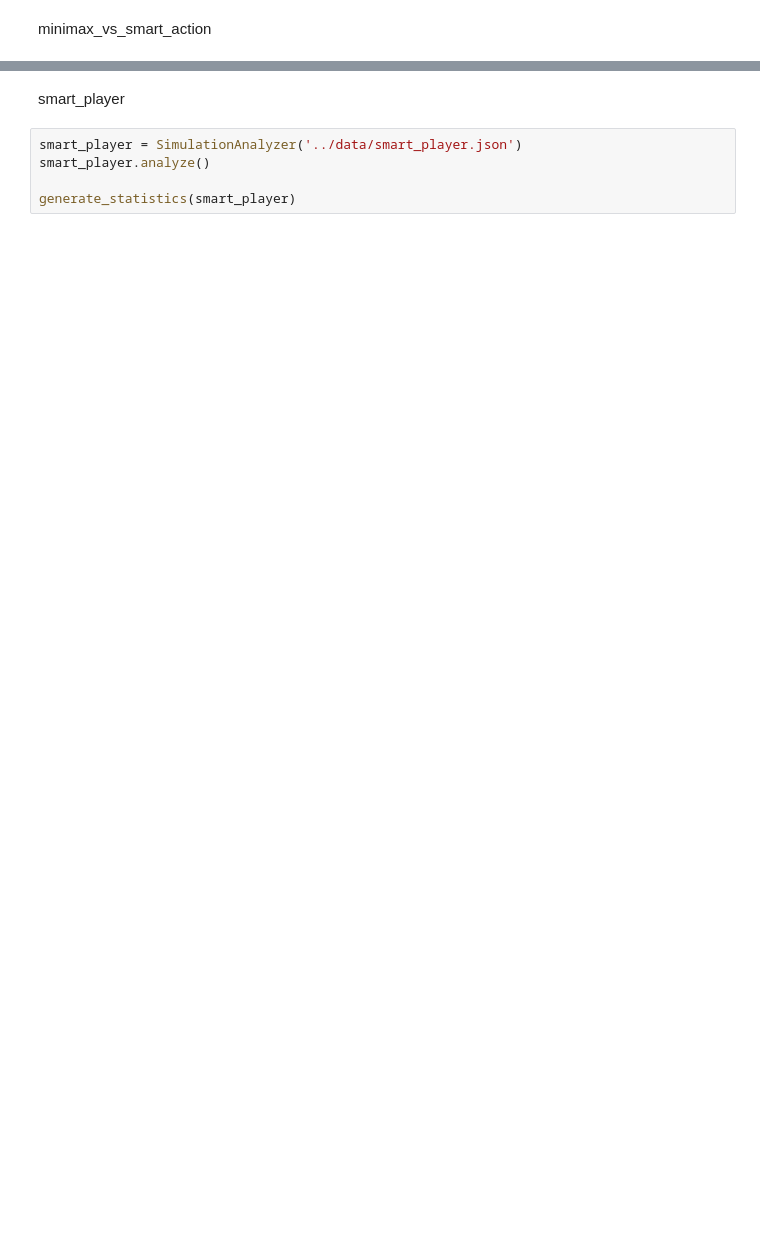
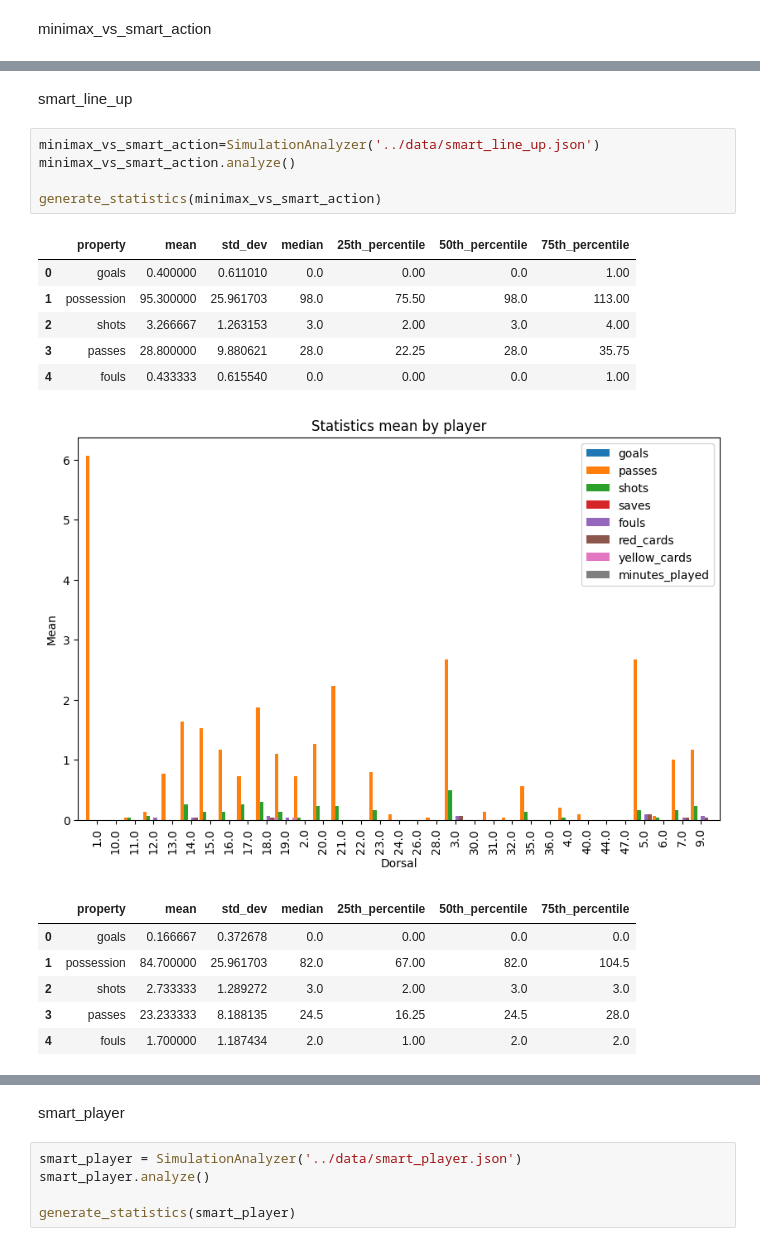
Before and after one commit to ARJ-Code/ARJ-Football-Simulator, a Jupyter notebook: src/data_analysis.ipynb, the cells around one changed output, grey strips where cells are left out. Cells and saved outputs as stored; diff of their text form; blank space fills up the shorter version.

```diff
--- a/src/data_analysis.ipynb
+++ b/src/data_analysis.ipynb
@@ -221,3 +165,24 @@ The frame.append method is deprecated and will be removed from pandas in a futur
 | 3 | passes | 34.0 | 0.0 | 34.0 | 34.0 | 34.0 | 34.0 |
 | 4 | fouls | 1.0 | 0.0 | 1.0 | 1.0 | 1.0 | 1.0 |
 [figure]
+# %% [markdown]
+smart_line_up
+# %%
+minimax_vs_smart_action=SimulationAnalyzer('../data/smart_line_up.json')
+minimax_vs_smart_action.analyze()
+
+generate_statistics(minimax_vs_smart_action)
+# %% [output]
+|  | property | mean | std_dev | median | 25th_percentile | 50th_percentile | 75th_percentile |
+| 0 | goals | 0.400000 | 0.611010 | 0.0 | 0.00 | 0.0 | 1.00 |
+| 1 | possession | 95.300000 | 25.961703 | 98.0 | 75.50 | 98.0 | 113.00 |
+| 2 | shots | 3.266667 | 1.263153 | 3.0 | 2.00 | 3.0 | 4.00 |
+| 3 | passes | 28.800000 | 9.880621 | 28.0 | 22.25 | 28.0 | 35.75 |
+| 4 | fouls | 0.433333 | 0.615540 | 0.0 | 0.00 | 0.0 | 1.00 |
+[figure, added]
+|  | property | mean | std_dev | median | 25th_percentile | 50th_percentile | 75th_percentile |
+| 0 | goals | 0.166667 | 0.372678 | 0.0 | 0.00 | 0.0 | 0.0 |
+| 1 | possession | 84.700000 | 25.961703 | 82.0 | 67.00 | 82.0 | 104.5 |
+| 2 | shots | 2.733333 | 1.289272 | 3.0 | 2.00 | 3.0 | 3.0 |
+| 3 | passes | 23.233333 | 8.188135 | 24.5 | 16.25 | 24.5 | 28.0 |
+| 4 | fouls | 1.700000 | 1.187434 | 2.0 | 1.00 | 2.0 | 2.0 |
```
Also changed, not shown: parts of 11 cells of this notebook.
